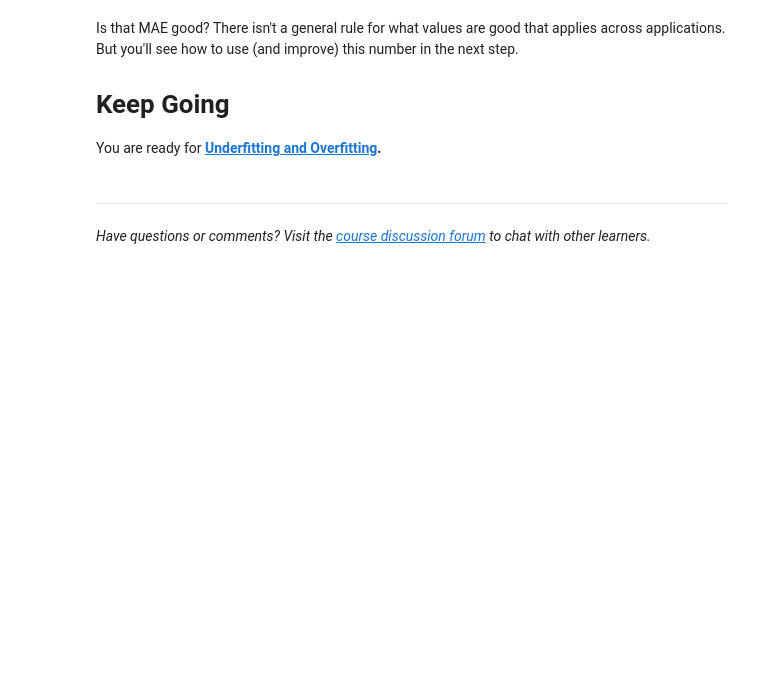
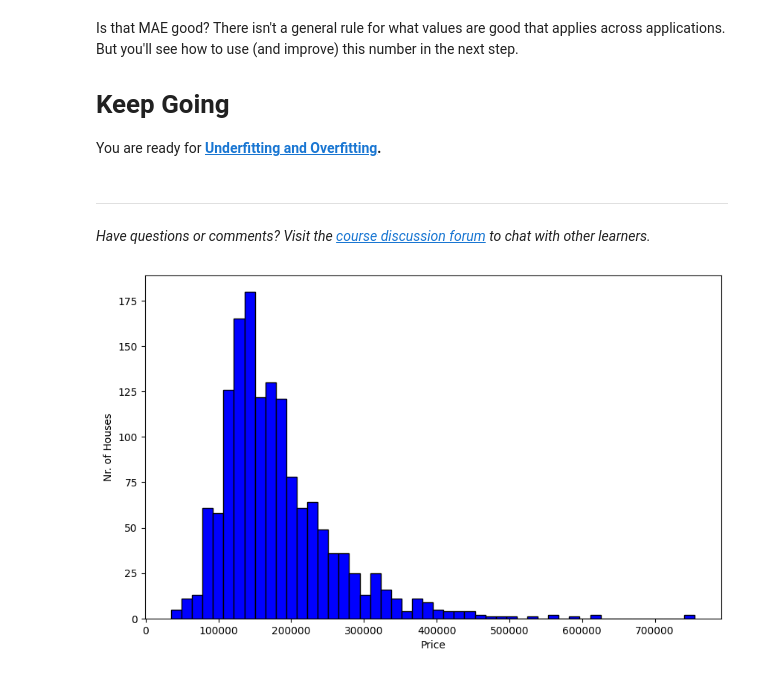
Before and after one commit to aximbr/My_kaggle, a Jupyter notebook: 001/exercise-model-validation.ipynb, the cells around one changed output. Drawn from its saved outputs; the diff is of its cells as text; code cells hidden in the pictures; blank space fills up the shorter version.

```diff
--- a/001/exercise-model-validation.ipynb
+++ b/001/exercise-model-validation.ipynb
@@ -135,3 +135,13 @@ You are ready for **[Underfitting and Overfitting](https://www.kaggle.com/dansbe
 
 
 *Have questions or comments? Visit the [course discussion forum](https://www.kaggle.com/learn/intro-to-machine-learning/discussion) to chat with other learners.*
+# %%
+import matplotlib.pyplot as plt
+%matplotlib inline
+plt.figure(figsize=(10,6))
+plt.hist(y, bins=50, edgecolor='black', color='blue')
+plt.xlabel('Price')
+plt.ylabel('Nr. of Houses')
+plt.show()
+# %% [output]
+[figure, added]
```
Also changed, not shown: parts of 8 cells of this notebook, 1 other file.
